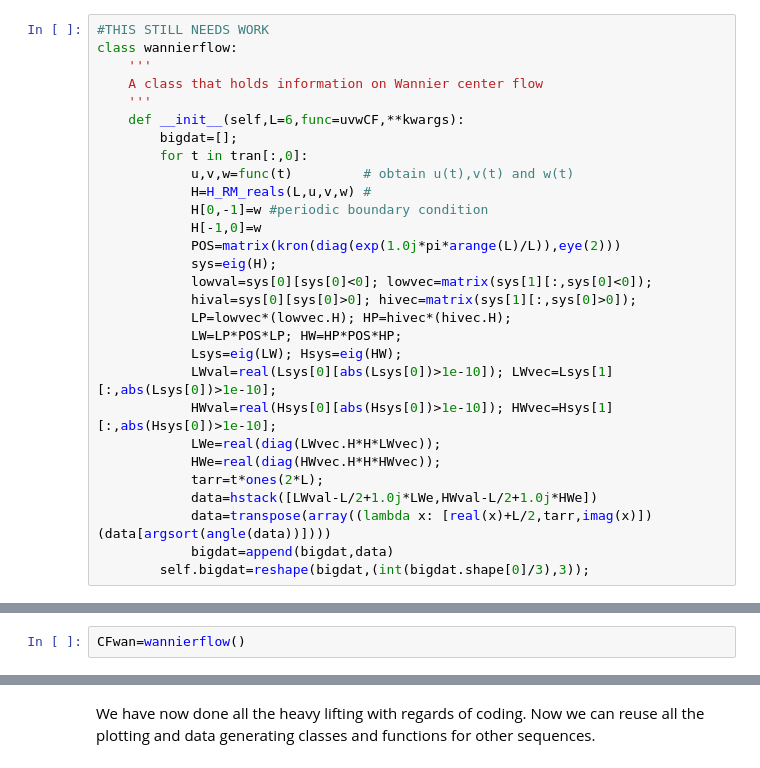
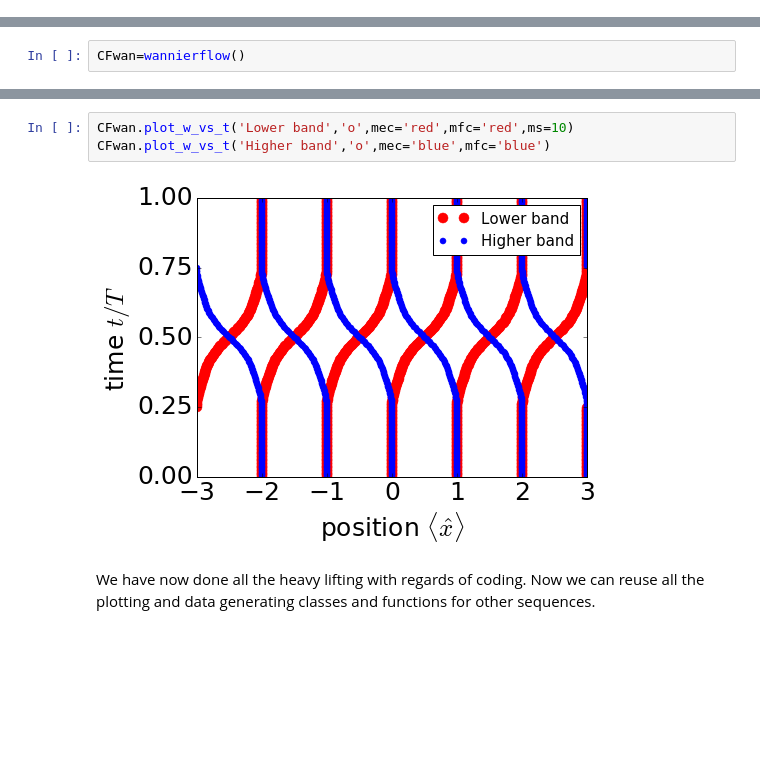
Before and after one commit to oroszl/topins, a Jupyter notebook: RM.ipynb, the cells around one changed output, grey strips where cells are left out. Cells and saved outputs as stored; diff of their text form; blank space fills up the shorter version.

Commit message:
Wannier flow more or less done in RM

```diff
--- a/RM.ipynb
+++ b/RM.ipynb
@@ -230,31 +239,2 @@ interact(enpsi,PD=fixed(CFdata),ti=(0,len(tran[:,0])-1),n=(0,19))
 # %% [markdown]
 To complete the analysis of the control freak sequence we now investigate the flow of Wannier centers in time in a chain with periodic boundary conditions. We again first define a class that holds the approporiate data and then write a plotting function.
-# %%
-#THIS STILL NEEDS WORK
-class wannierflow:
-    '''
-    A class that holds information on Wannier center flow
-    '''
-    def __init__(self,L=6,func=uvwCF,**kwargs):
-        bigdat=[];
-        for t in tran[:,0]:
-            u,v,w=func(t)         # obtain u(t),v(t) and w(t)
-            H=H_RM_reals(L,u,v,w) #
-            H[0,-1]=w #periodic boundary condition
-            H[-1,0]=w
-            POS=matrix(kron(diag(exp(1.0j*pi*arange(L)/L)),eye(2)))
-            sys=eig(H);
-            lowval=sys[0][sys[0]<0]; lowvec=matrix(sys[1][:,sys[0]<0]);
-            hival=sys[0][sys[0]>0]; hivec=matrix(sys[1][:,sys[0]>0]);
-            LP=lowvec*(lowvec.H); HP=hivec*(hivec.H);
-            LW=LP*POS*LP; HW=HP*POS*HP;
-            Lsys=eig(LW); Hsys=eig(HW);
-            LWval=real(Lsys[0][abs(Lsys[0])>1e-10]); LWvec=Lsys[1][:,abs(Lsys[0])>1e-10];
-            HWval=real(Hsys[0][abs(Hsys[0])>1e-10]); HWvec=Hsys[1][:,abs(Hsys[0])>1e-10];
-            LWe=real(diag(LWvec.H*H*LWvec));
-            HWe=real(diag(HWvec.H*H*HWvec));
-            tarr=t*ones(2*L);
-            data=hstack([LWval-L/2+1.0j*LWe,HWval-L/2+1.0j*HWe])
-            data=transpose(array((lambda x: [real(x)+L/2,tarr,imag(x)])(data[argsort(angle(data))])))
-            bigdat=append(bigdat,data)
-        self.bigdat=reshape(bigdat,(int(bigdat.shape[0]/3),3));
@@ -269,3 +305,8 @@ plot((CFwan.bigdat)[0::(2*6),0:2])
+# %%
+CFwan.plot_w_vs_t('Lower band','o',mec='red',mfc='red',ms=10)
+CFwan.plot_w_vs_t('Higher band','o',mec='blue',mfc='blue')
+# %% [output]
+[figure, added]
 # %% [markdown]
 We have now done all the heavy lifting with regards of coding. Now we can reuse all the plotting and data generating classes and functions for other sequences.
 # %% [markdown]
```
Also changed, not shown: parts of 11 cells of this notebook.
